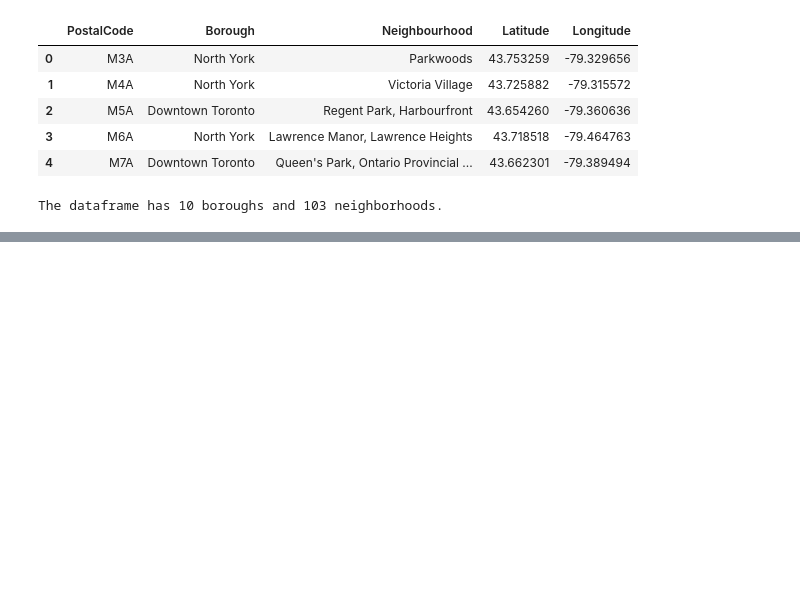
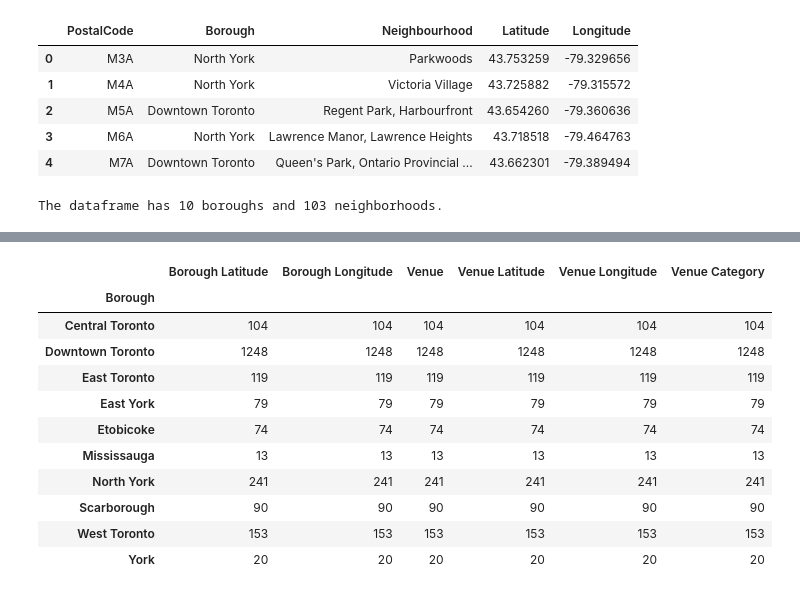
Before and after one commit to jaymoe33/Coursera_Capstone, a Jupyter notebook: Applied Data Science Capstone - Week 3.ipynb, the cells around one changed output, grey strips where cells are left out. Saved outputs shown, nothing was run; the diff lists cells and outputs as text; code cells hidden in the pictures; blank space fills up the shorter version.

```diff
--- a/Applied Data Science Capstone - Week 3.ipynb
+++ b/Applied Data Science Capstone - Week 3.ipynb
@@ -113,0 +116,27 @@ The dataframe has 10 boroughs and 103 neighborhoods.
+# %%
+#create a general map of Toronto using geospatial and borough data
+
+#define latitude, longitude, and location for Toronto map
+address = 'Toronto, CA'
+geolocator = Nominatim(user_agent="toronto_explorer")
+location = geolocator.geocode(address)
+latitude = location.latitude
+longitude = location.longitude
+
+#create map of Toronto
+map_toronto = folium.Map(location=[latitude, longitude], zoom_start=11)
+
+#add markers to the map
+for lat, lng, label in zip(combined_df['Latitude'], combined_df['Longitude'], combined_df['Neighbourhood']):
+    label = folium.Popup(label, parse_html=True)
+    folium.CircleMarker(
+        [lat, lng],
+        radius=5,
+        popup=label,
+        color='blue',
+        fill=True,
+        fill_color='#3186cc',
+        fill_opacity=0.7,
+        parse_html=False).add_to(map_toronto)
+
+map_toronto
@@ -113,0 +237,15 @@ The dataframe has 10 boroughs and 103 neighborhoods.
+# %%
+toronto_venues.groupby('Borough').count()
+# %% [output]
+|  | Borough Latitude | Borough Longitude | Venue | Venue Latitude | Venue Longitude | Venue Category |
+| Borough |  |  |  |  |  |  |
+| Central Toronto | 104 | 104 | 104 | 104 | 104 | 104 |
+| Downtown Toronto | 1248 | 1248 | 1248 | 1248 | 1248 | 1248 |
+| East Toronto | 119 | 119 | 119 | 119 | 119 | 119 |
+| East York | 79 | 79 | 79 | 79 | 79 | 79 |
+| Etobicoke | 74 | 74 | 74 | 74 | 74 | 74 |
+| Mississauga | 13 | 13 | 13 | 13 | 13 | 13 |
+| North York | 241 | 241 | 241 | 241 | 241 | 241 |
+| Scarborough | 90 | 90 | 90 | 90 | 90 | 90 |
+| West Toronto | 153 | 153 | 153 | 153 | 153 | 153 |
+| York | 20 | 20 | 20 | 20 | 20 | 20 |
```
Also changed, not shown: parts of 24 cells of this notebook.
